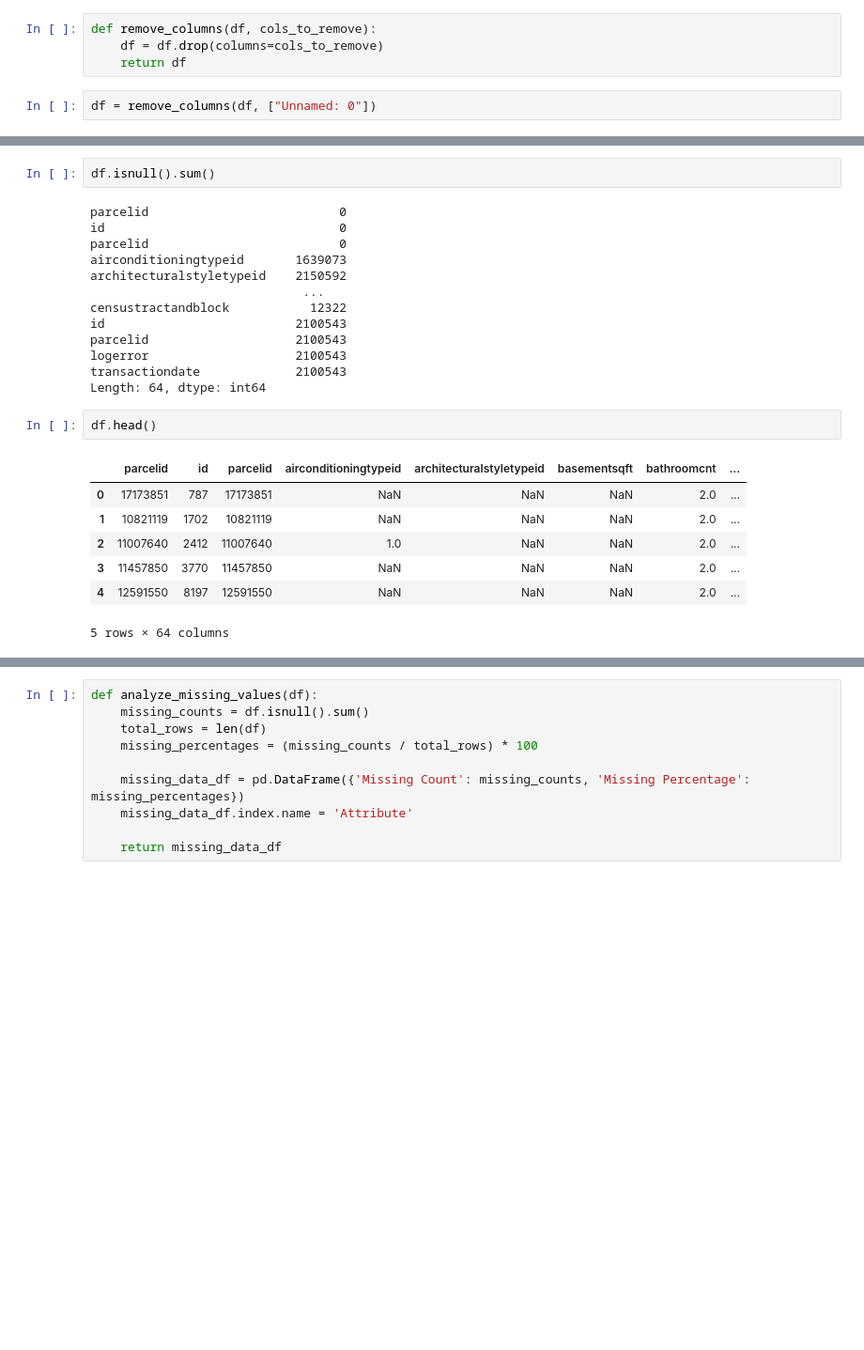
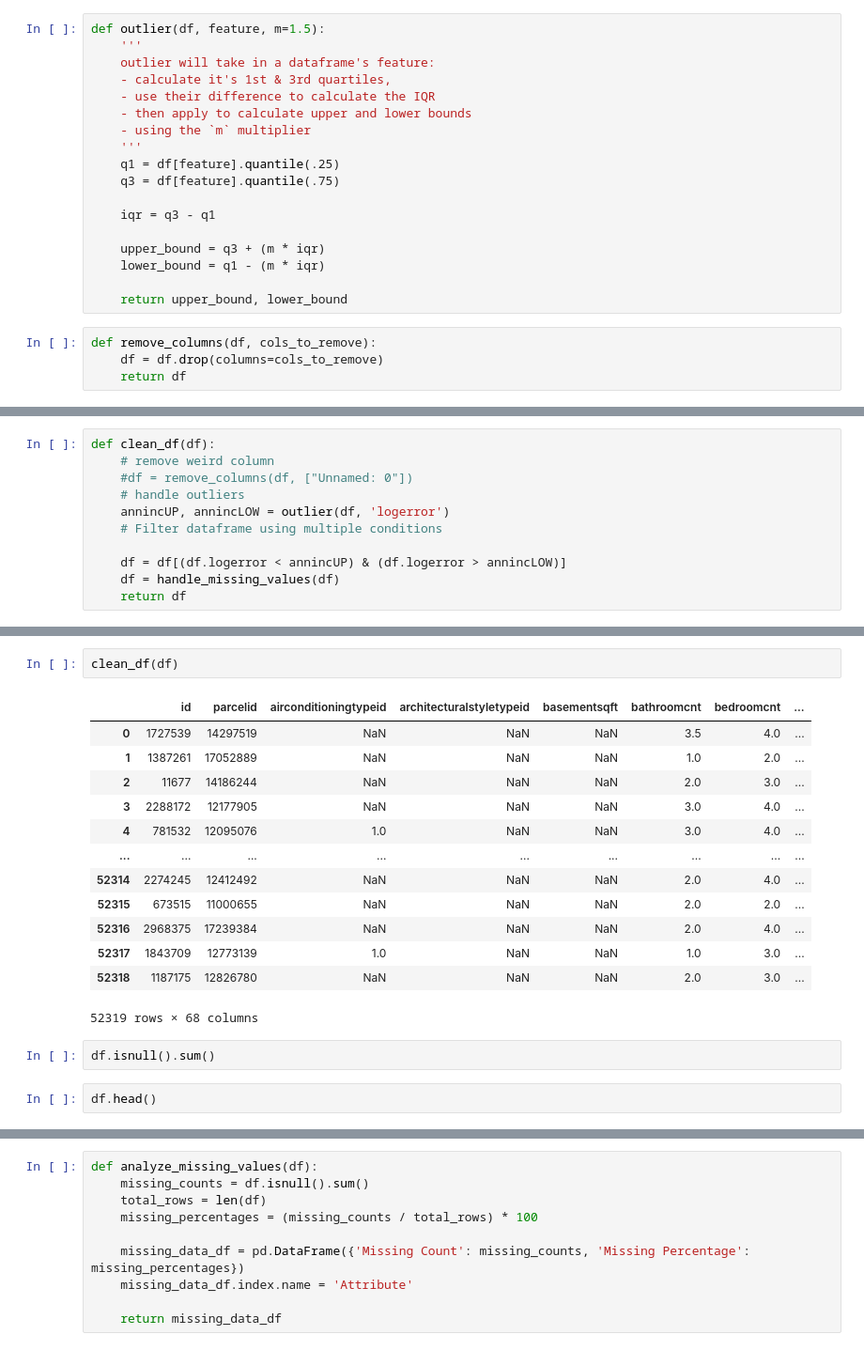
Before and after one commit to Keila-Camarillo/clustering_excercises, a Jupyter notebook: zillow_wrangle.ipynb, the cells around one changed output, grey strips where cells are left out. Shown at 94% size. Drawn from its saved outputs; the diff is of its cells as text; blank space fills up the shorter version.

```diff
--- a/zillow_wrangle.ipynb
+++ b/zillow_wrangle.ipynb
@@ -26,6 +219,22 @@ df
+# %%
+def outlier(df, feature, m=1.5):
+    '''
+    outlier will take in a dataframe's feature:
+    - calculate it's 1st & 3rd quartiles,
+    - use their difference to calculate the IQR
+    - then apply to calculate upper and lower bounds
+    - using the `m` multiplier
+    '''
+    q1 = df[feature].quantile(.25)
+    q3 = df[feature].quantile(.75)
+
+    iqr = q3 - q1
+
+    upper_bound = q3 + (m * iqr)
+    lower_bound = q1 - (m * iqr)
+
+    return upper_bound, lower_bound
 # %%
 def remove_columns(df, cols_to_remove):
     df = df.drop(columns=cols_to_remove)
     return df
-# %%
-df = remove_columns(df, ["Unnamed: 0"])
@@ -31,0 +248,11 @@ df = remove_columns(df, ["Unnamed: 0"])
+# %%
+def clean_df(df):
+    # remove weird column
+    #df = remove_columns(df, ["Unnamed: 0"])
+    # handle outliers
+    annincUP, annincLOW = outlier(df, 'logerror')
+    # Filter dataframe using multiple conditions
+
+    df = df[(df.logerror < annincUP) & (df.logerror > annincLOW)]
+    df = handle_missing_values(df)
+    return df
@@ -32,27 +275,22 @@ df = remove_columns(df, ["Unnamed: 0"])
+# %%
+clean_df(df)
+# %% [output]
+|  | id | parcelid | airconditioningtypeid | architecturalstyletypeid | basementsqft | bathroomcnt | bedroomcnt | ... |
+| 0 | 1727539 | 14297519 | NaN | NaN | NaN | 3.5 | 4.0 | ... |
+| 1 | 1387261 | 17052889 | NaN | NaN | NaN | 1.0 | 2.0 | ... |
+| 2 | 11677 | 14186244 | NaN | NaN | NaN | 2.0 | 3.0 | ... |
+| 3 | 2288172 | 12177905 | NaN | NaN | NaN | 3.0 | 4.0 | ... |
+| 4 | 781532 | 12095076 | 1.0 | NaN | NaN | 3.0 | 4.0 | ... |
+| ... | ... | ... | ... | ... | ... | ... | ... | ... |
+| 52314 | 2274245 | 12412492 | NaN | NaN | NaN | 2.0 | 4.0 | ... |
+| 52315 | 673515 | 11000655 | NaN | NaN | NaN | 2.0 | 2.0 | ... |
+| 52316 | 2968375 | 17239384 | NaN | NaN | NaN | 2.0 | 4.0 | ... |
+| 52317 | 1843709 | 12773139 | 1.0 | NaN | NaN | 1.0 | 3.0 | ... |
+| 52318 | 1187175 | 12826780 | NaN | NaN | NaN | 2.0 | 3.0 | ... |
+52319 rows × 68 columns
 # %%
 df.isnull().sum()
-# %% [output]
-parcelid                          0
-id                                0
-parcelid                          0
-airconditioningtypeid       1639073
-architecturalstyletypeid    2150592
-                             ...
-censustractandblock           12322
-id                          2100543
-parcelid                    2100543
-logerror                    2100543
-transactiondate             2100543
-Length: 64, dtype: int64
 # %%
 df.head()
-# %% [output]
-|  | parcelid | id | parcelid | airconditioningtypeid | architecturalstyletypeid | basementsqft | bathroomcnt | ... |
-| 0 | 17173851 | 787 | 17173851 | NaN | NaN | NaN | 2.0 | ... |
-| 1 | 10821119 | 1702 | 10821119 | NaN | NaN | NaN | 2.0 | ... |
-| 2 | 11007640 | 2412 | 11007640 | 1.0 | NaN | NaN | 2.0 | ... |
-| 3 | 11457850 | 3770 | 11457850 | NaN | NaN | NaN | 2.0 | ... |
-| 4 | 12591550 | 8197 | 12591550 | NaN | NaN | NaN | 2.0 | ... |
-5 rows × 64 columns
 # %%
 df.describe().T
```
Also changed, not shown: parts of 27 cells of this notebook, 2 other files.
